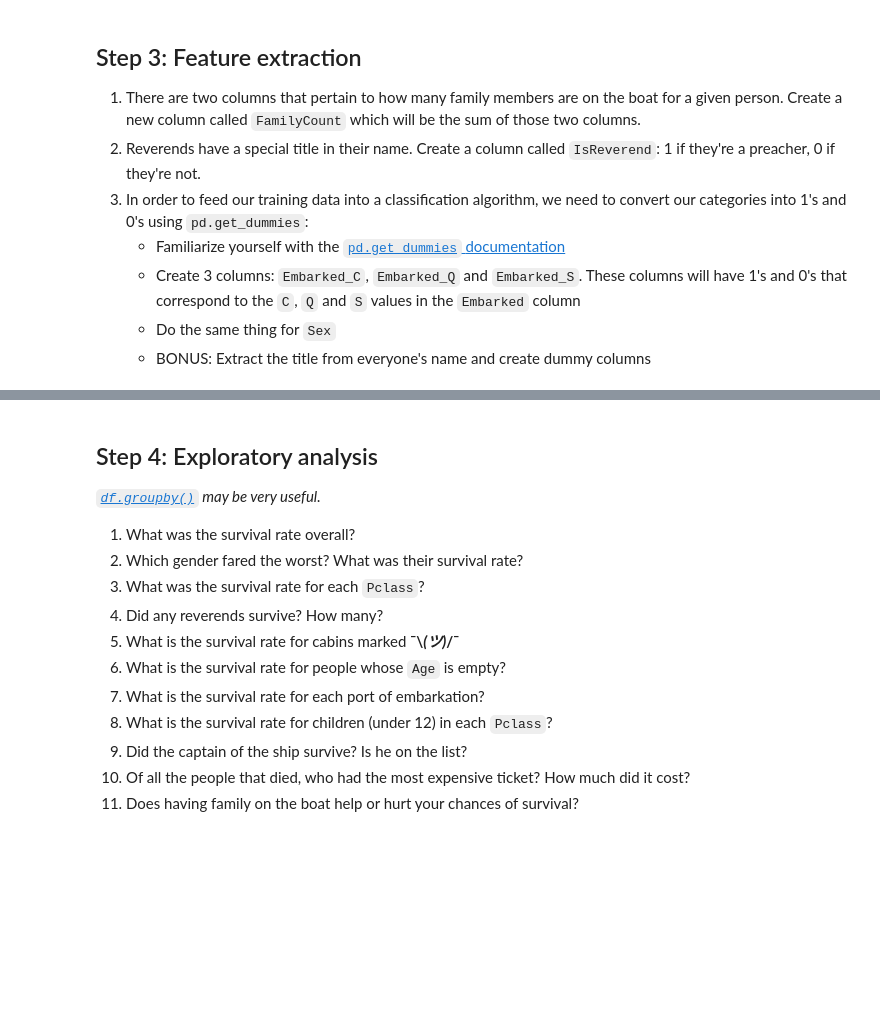
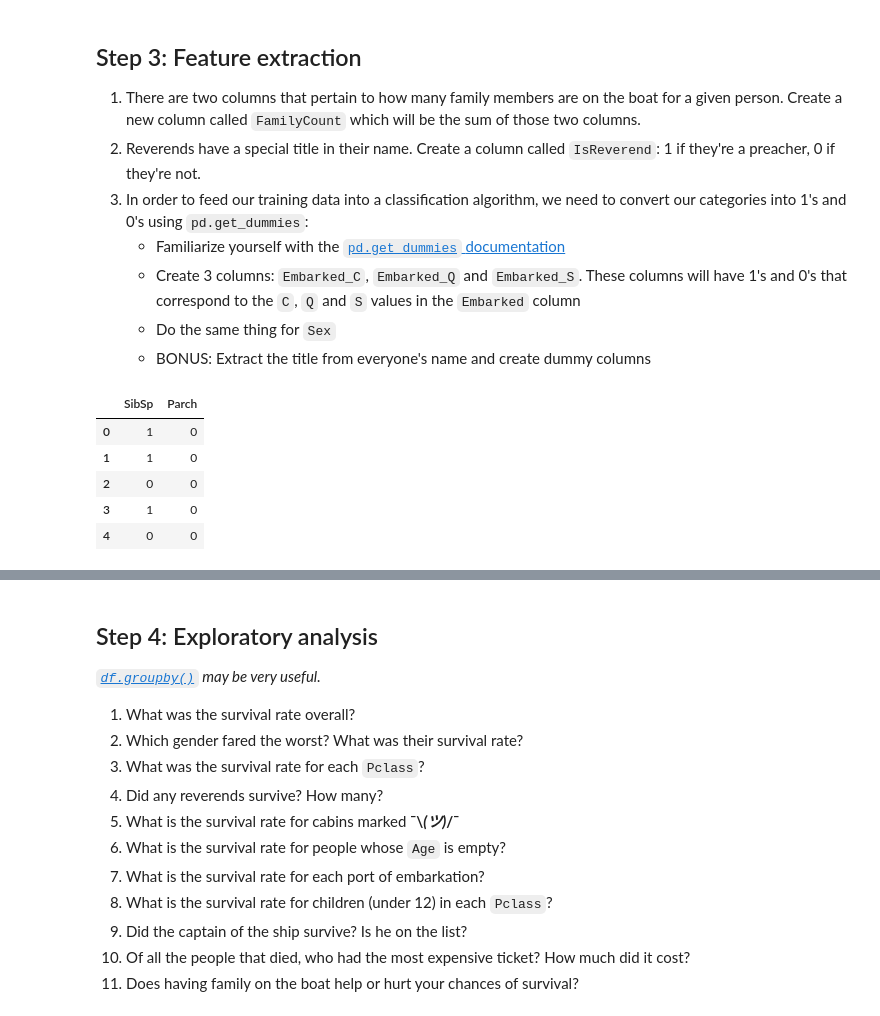
Before and after one commit to maryschindler/DSI_exercises, a Jupyter notebook: 2_01_Titanic/Titanic_revisited.ipynb, the cells around one changed output, grey strips where cells are left out. Cells and saved outputs as stored; diff of their text form; code cells hidden in the pictures; blank space fills up the shorter version.

```diff
--- a/2_01_Titanic/Titanic_revisited.ipynb
+++ b/2_01_Titanic/Titanic_revisited.ipynb
@@ -65,4 +101,13 @@ train.head()
     - BONUS: Extract the title from everyone's name and create dummy columns
 # %%
 ### Step 3: Feature extraction
-#1.  There are two columns that pertain to how many family members are on the boat for a given person. Create a new column called `FamilyCount` which will be the sum of those two columns.
+#1.  There are two columns that pertain to how many family members are on the boat for a given person.
+#Create a new column called `FamilyCount` which will be the sum of those two columns.
+df[['SibSp', 'Parch']].head()
+# %% [output]
+|  | SibSp | Parch |
+| 0 | 1 | 0 |
+| 1 | 1 | 0 |
+| 2 | 0 | 0 |
+| 3 | 1 | 0 |
+| 4 | 0 | 0 |
```
Also changed, not shown: parts of 16 cells of this notebook, 1 other file.
